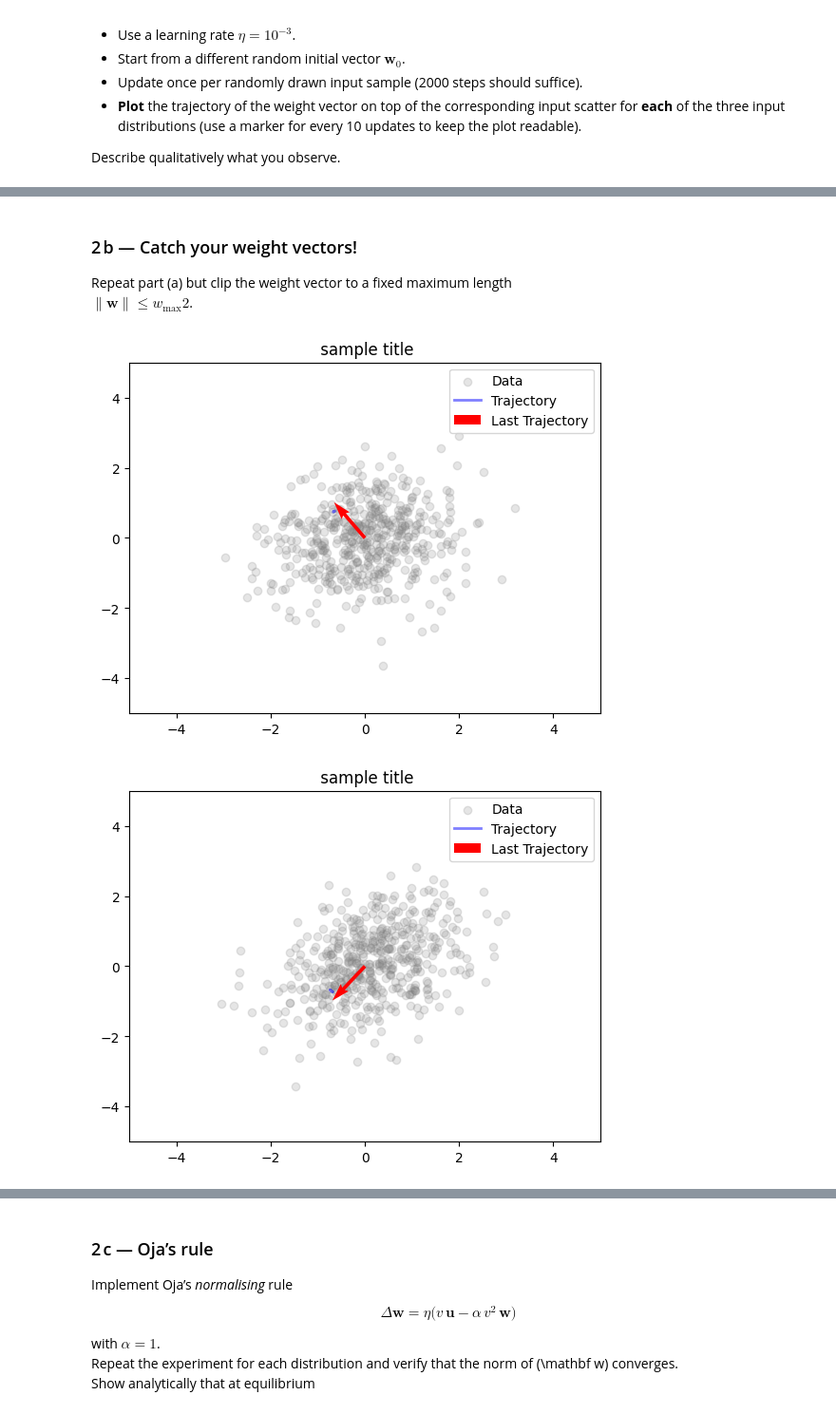
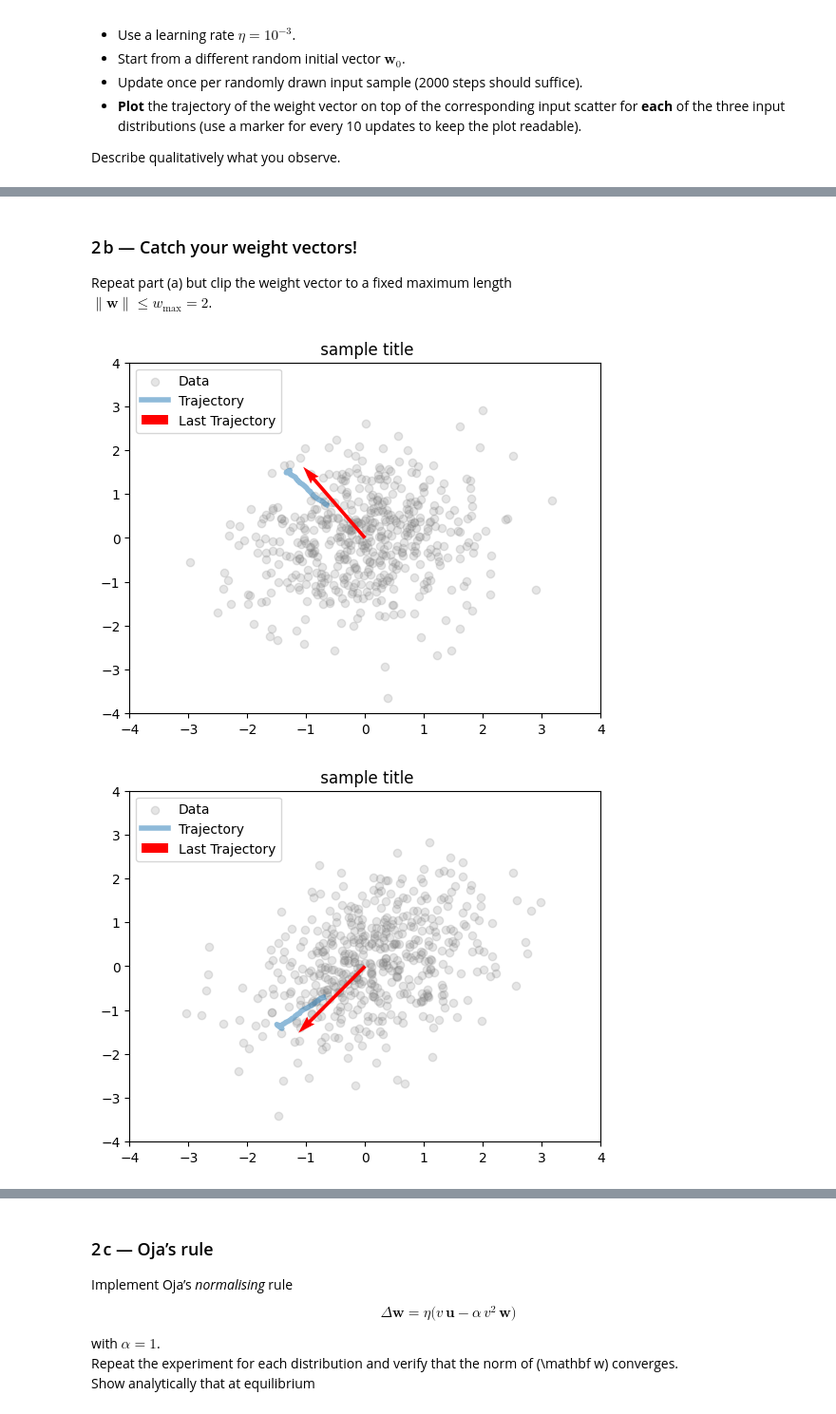
Before and after one commit to saurluca/nip, a Jupyter notebook: hebbian_learning_intro.ipynb, the cells around one changed output, grey strips where cells are left out. Shown at 95% size. Cells and saved outputs as stored; diff of their text form; code cells hidden in the pictures.

```diff
--- a/hebbian_learning_intro.ipynb
+++ b/hebbian_learning_intro.ipynb
@@ -131,14 +131,14 @@ def hebb_update(w, u, lr):
 def run_learning(update_fn, cov, lr=1e-3, steps=2000):
     # initialize weights, draw a data point, update weights. save weights to a vector.
     weights = np.random.normal(size=2)
+    # normalize initial weights
     weights = weights / np.linalg.norm(weights)
     traj = []
     for i in range(steps):
         data = rng.multivariate_normal([0, 0], cov)
         weights = update_fn(weights, data, lr)
-        if (i + 1) % 10 == 0:
+        if i % 10 == 0:
             traj.append(weights.copy())
-    return traj
     return traj
 
 
@@ -149,23 +149,23 @@ def plot_trajectory(traj, data, title, ax=None):
         fig, ax = plt.subplots()
     ax.scatter(data[:, 0], data[:, 1], alpha=0.2, c="gray", label="Data")
 
-    # Plot trajectory as connected line segments with larger dots
+    # Plot trajectory as connected line segments
     traj = np.array(traj)
-    ax.plot(traj[:, 0], traj[:, 1], "b-", alpha=0.5, label="Trajectory", linewidth=2)
+    ax.plot(traj[:, 0], traj[:, 1], alpha=0.5, label="Trajectory", linewidth=4)
 
     # Plot from the origin to the last trajectory point
     last_traj = traj[-1]
-    ax.quiver(0, 0, last_traj[0], last_traj[1], color="red", scale=10, label="Last Trajectory")
+    ax.quiver(
+        0, 0, last_traj[0], last_traj[1], color="red", scale=10, label="Last Trajectory"
+    )
     ax.set_title(title)
-    ax.set_xlim(-5, 5)
-    ax.set_ylim(-5, 5)
+    ax.set_xlim(-4, 4)
+    ax.set_ylim(-4, 4)
     ax.legend()
-    plt.show()
 
 
 # run the experiment for each cov. matrix and produce the plot for each condition.
 for i in range(3):
     traj = run_learning(hebb_update, covs[i])
     plot_trajectory(traj, datasets[i], f"Weight trajectory for distribution {i + 1}")
-    print(len(traj))
 # %% [output]
@@ -178,22 +175,21 @@ for i in range(3):
 # %% [markdown]
 ### 2 b — Catch your weight vectors!
 Repeat part (a) but clip the weight vector to a fixed maximum length
-$\lVert\mathbf w\rVert \le w_\max{2}$.
+$\lVert\mathbf w\rVert \le w_\max = 2$.
 # %%
 # implement new plasticity update
-def hebb_clip_update(w, u, lr, w_max=1):
-    v = np.dot(np.transpose(w), u)
-    grad = np.dot(v, u)
+def hebb_clip_update(w, u, lr, w_max=2):
+    v = w * u
+    grad = v * u
     updated_w = w + lr * grad
     return updated_w / np.maximum(1, np.linalg.norm(updated_w) / w_max)
 
 
 # repeat experiment (use run_learning and plot_trajectory)
-
 # run the experiment for each cov. matrix and produce the plot for each condition.
 for i in range(3):
     weight_history = run_learning(hebb_clip_update, covs[i])
     plot_trajectory(weight_history, datasets[i], " sample title")
 # %% [output]
-[figure, old version]
+[figure, new version]
-[figure, old version]
+[figure, new version]
```
Also changed, not shown: parts of 4 cells of this notebook, 1 other file.
